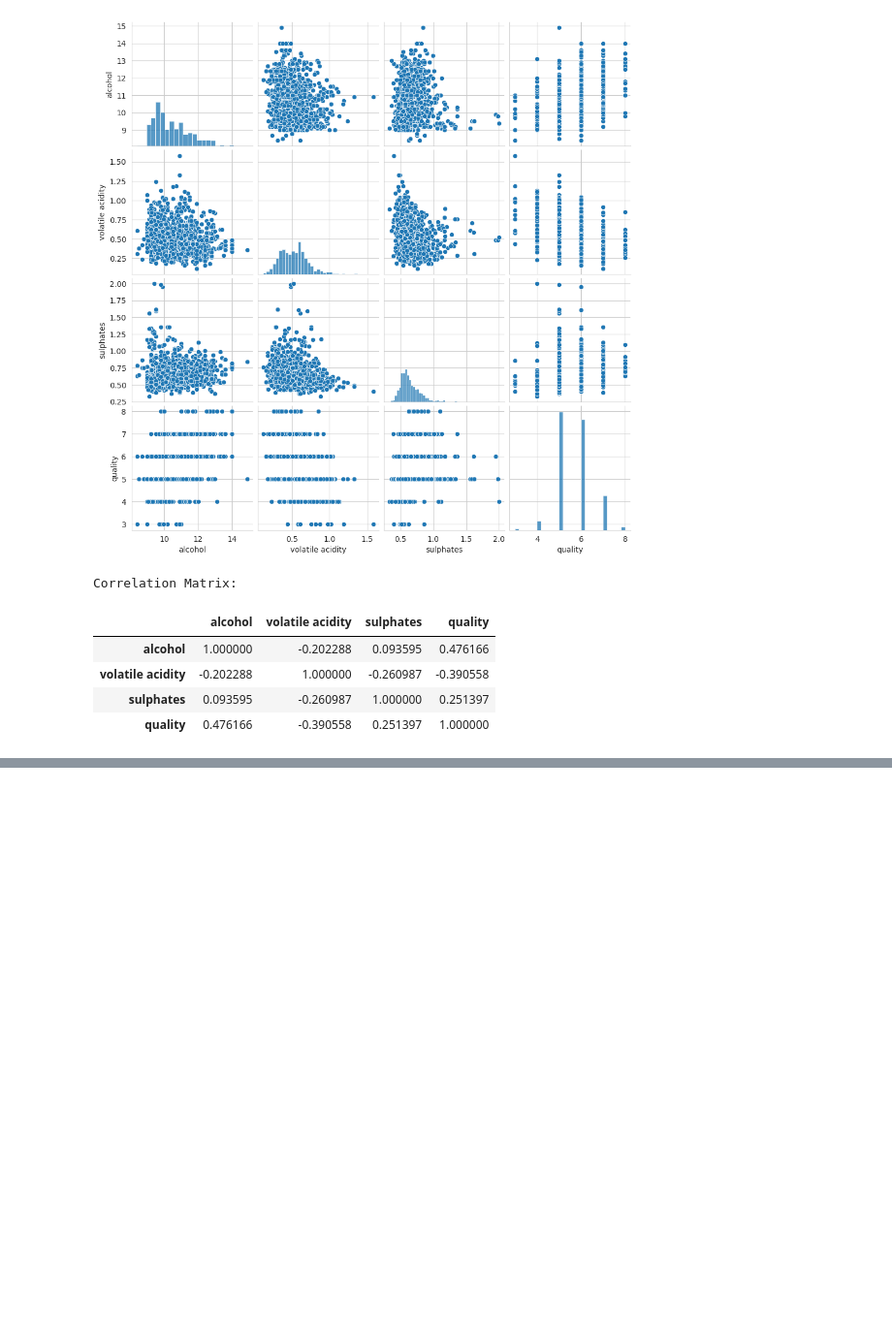
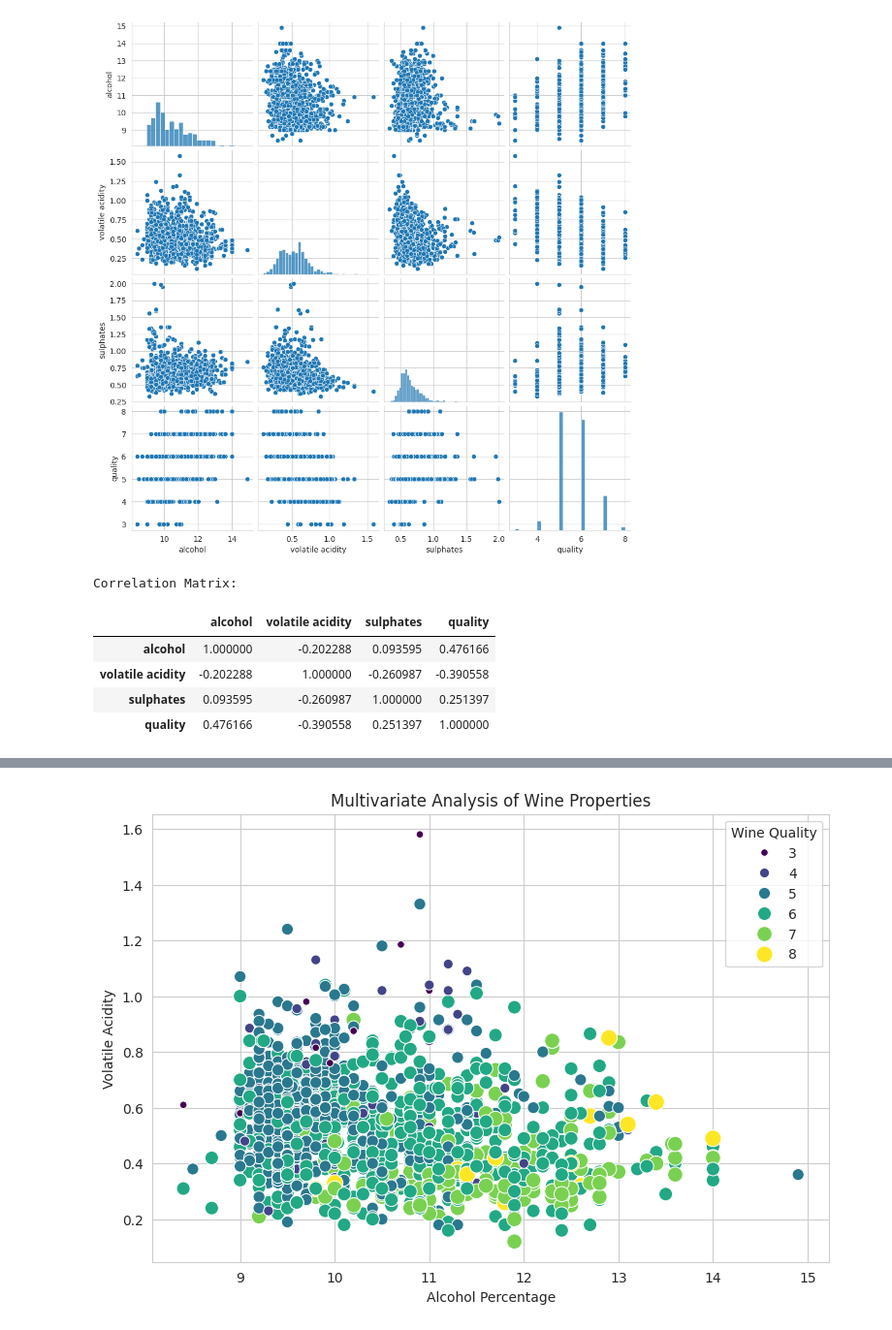
Before and after one commit to brajalingamnec-max/Heart-Disease-Data-Preprocessing, a Jupyter notebook: Week2_EDA_and_Visualization.ipynb, the cells around one changed output, grey strips where cells are left out. Shown at 97% size. Cells and saved outputs as stored; diff of their text form; code cells hidden in the pictures; blank space fills up the shorter version.

```diff
--- a/Week2_EDA_and_Visualization.ipynb
+++ b/Week2_EDA_and_Visualization.ipynb
@@ -383,0 +511,21 @@ Correlation Matrix:
+# %%
+plt.figure(figsize=(9, 6))
+
+sns.scatterplot(
+    data=df,
+    x='alcohol',
+    y='volatile acidity',
+    hue='quality',
+    palette='viridis',
+    size='quality',
+    sizes=(30, 150)
+)
+
+plt.title("Multivariate Analysis of Wine Properties")
+plt.xlabel("Alcohol Percentage")
+plt.ylabel("Volatile Acidity")
+plt.legend(title="Wine Quality")
+
+plt.show()
+# %% [output]
+[figure, added]
```
Also changed, not shown: parts of 44 cells of this notebook.
